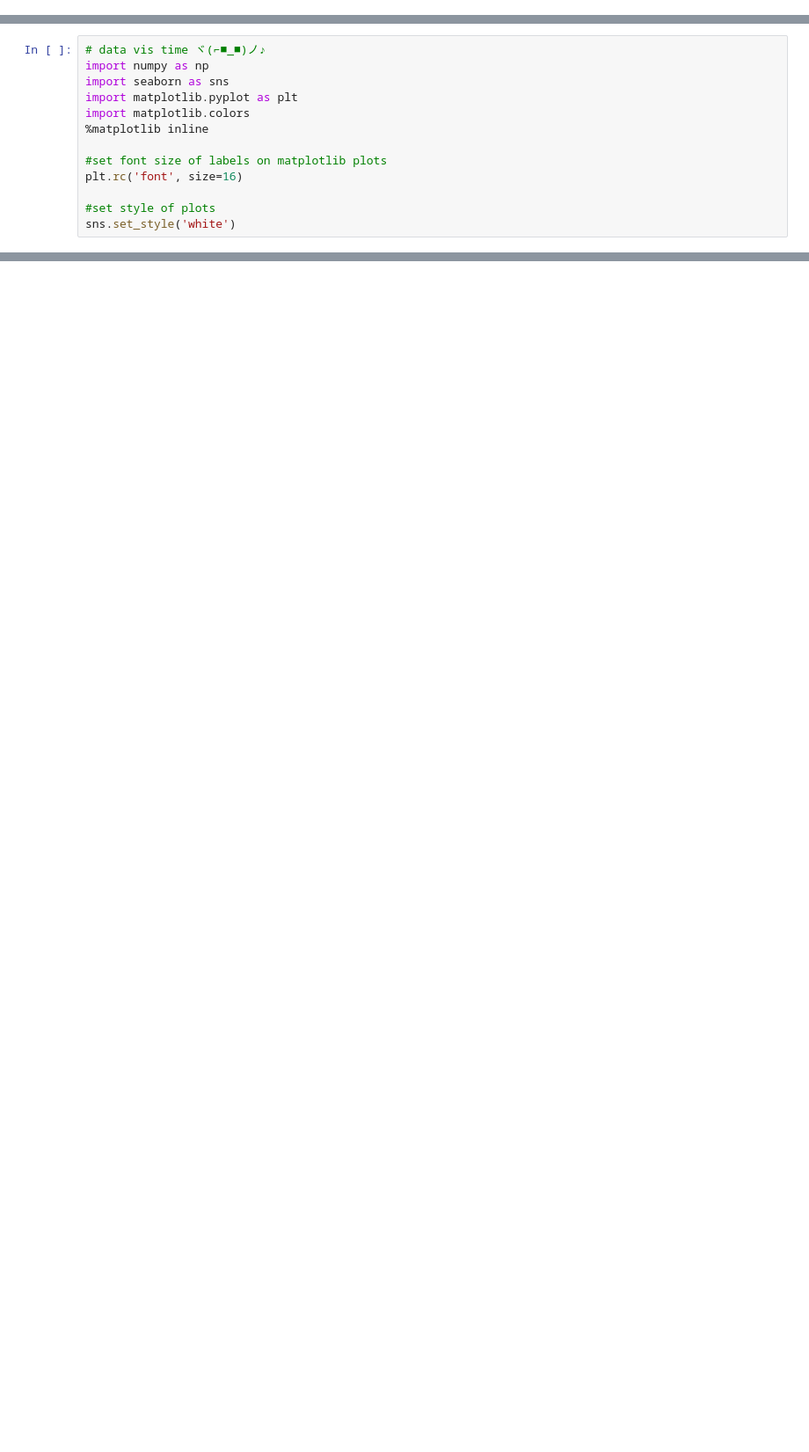
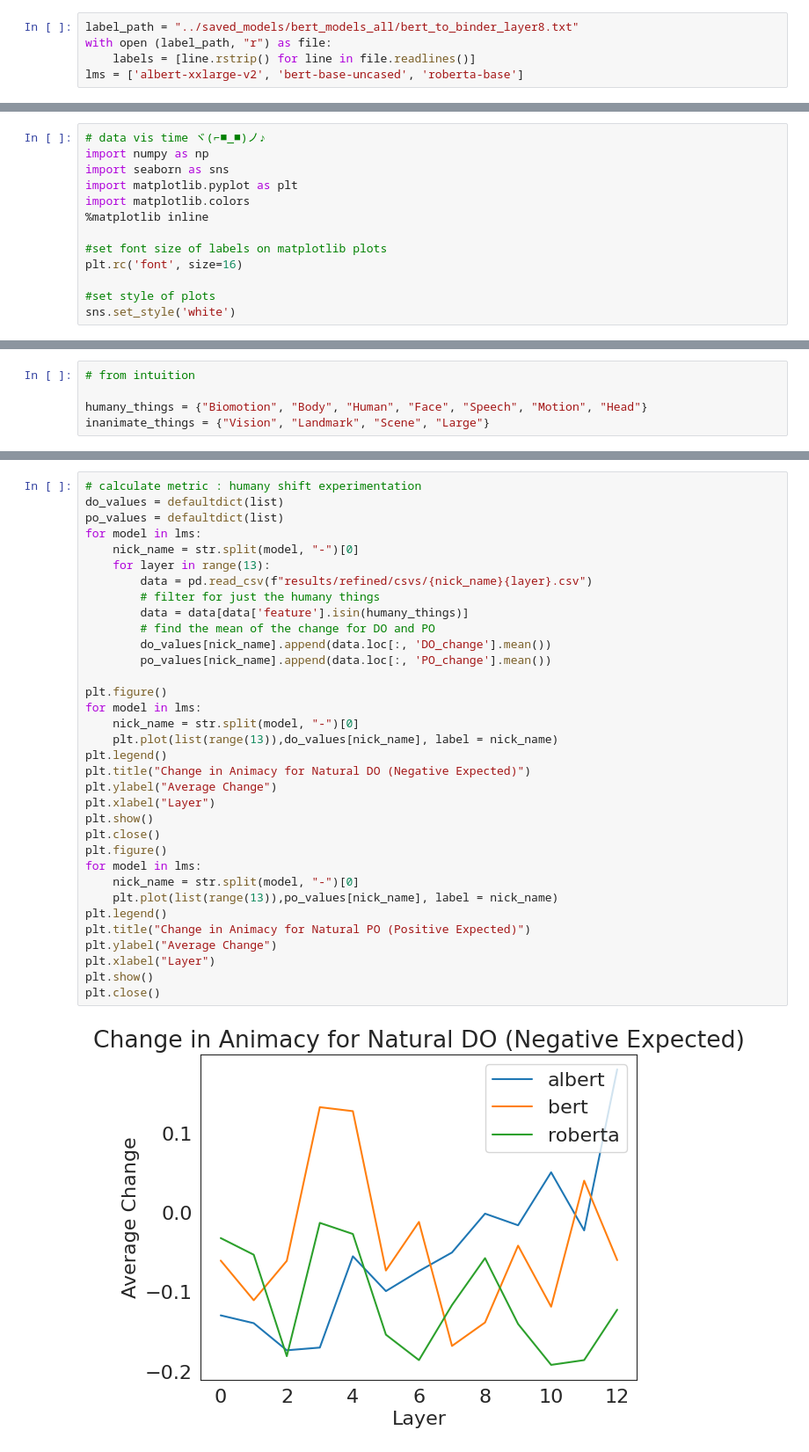
Before and after one commit to jwalanthi/semantic-features, a Jupyter notebook: datives/datives.ipynb, the cells around one changed output, grey strips where cells are left out. Shown at 88% size. Drawn from its saved outputs; the diff is of its cells as text; blank space fills up the shorter version.

```diff
--- a/datives/datives.ipynb
+++ b/datives/datives.ipynb
@@ -165,0 +175,5 @@ preds_per_model['bert-base-uncased'][3][8].detach().tolist()[0]
+# %%
+label_path = "../saved_models/bert_models_all/bert_to_binder_layer8.txt"
+with open (label_path, "r") as file:
+    labels = [line.rstrip() for line in file.readlines()]
+lms = ['albert-xxlarge-v2', 'bert-base-uncased', 'roberta-base']
@@ -266 +311,6 @@ data[data['feature'] == "Large"]
+# %%
+# from intuition
+
+humany_things = {"Biomotion", "Body", "Human", "Face", "Speech", "Motion", "Head"}
+inanimate_things = {"Vision", "Landmark", "Scene", "Large"}
 # %%
@@ -343,0 +408,36 @@ KeyError: 0
+# %%
+# calculate metric : humany shift experimentation
+do_values = defaultdict(list)
+po_values = defaultdict(list)
+for model in lms:
+    nick_name = str.split(model, "-")[0]
+    for layer in range(13):
+        data = pd.read_csv(f"results/refined/csvs/{nick_name}{layer}.csv")
+        # filter for just the humany things
+        data = data[data['feature'].isin(humany_things)]
+        # find the mean of the change for DO and PO
+        do_values[nick_name].append(data.loc[:, 'DO_change'].mean())
+        po_values[nick_name].append(data.loc[:, 'PO_change'].mean())
+
+plt.figure()
+for model in lms:
+    nick_name = str.split(model, "-")[0]
+    plt.plot(list(range(13)),do_values[nick_name], label = nick_name)
+plt.legend()
+plt.title("Change in Animacy for Natural DO (Negative Expected)")
+plt.ylabel("Average Change")
+plt.xlabel("Layer")
+plt.show()
+plt.close()
+plt.figure()
+for model in lms:
+    nick_name = str.split(model, "-")[0]
+    plt.plot(list(range(13)),po_values[nick_name], label = nick_name)
+plt.legend()
+plt.title("Change in Animacy for Natural PO (Positive Expected)")
+plt.ylabel("Average Change")
+plt.xlabel("Layer")
+plt.show()
+plt.close()
+# %% [output]
+[figure, added]
```
Also changed, not shown: parts of 21 cells of this notebook, 1 other file.
